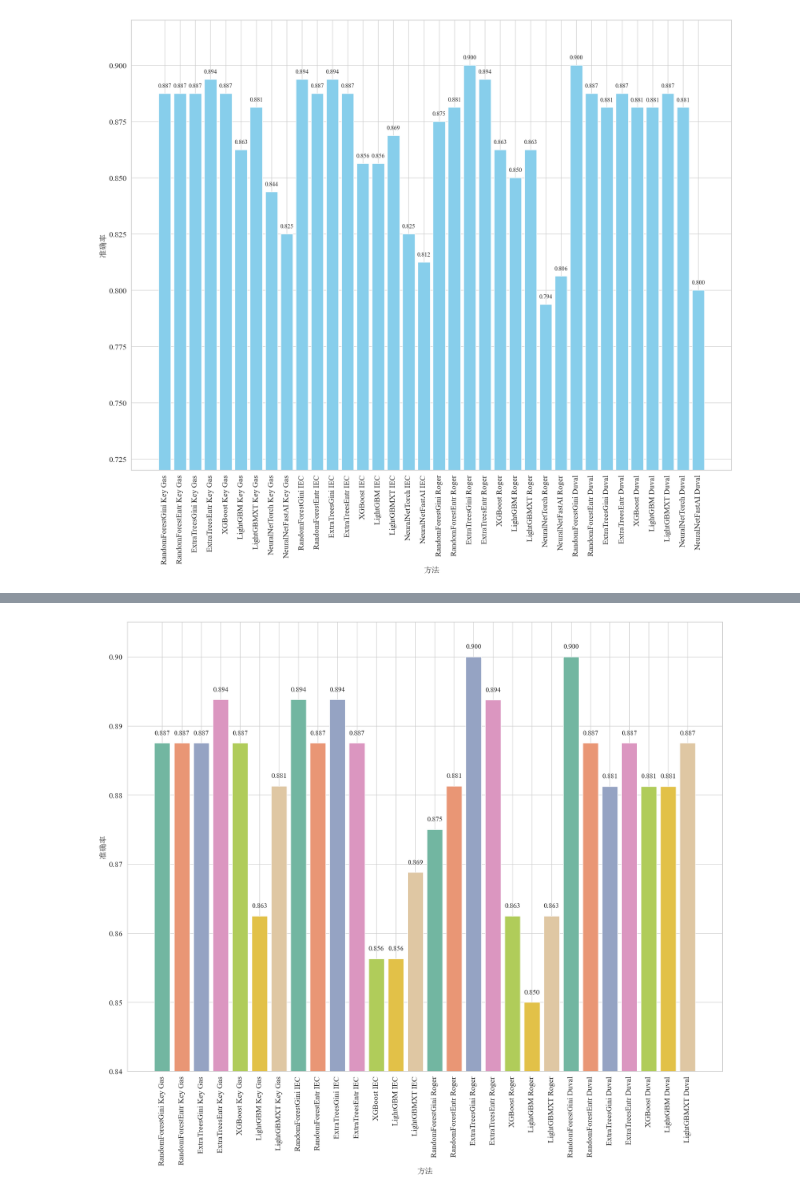
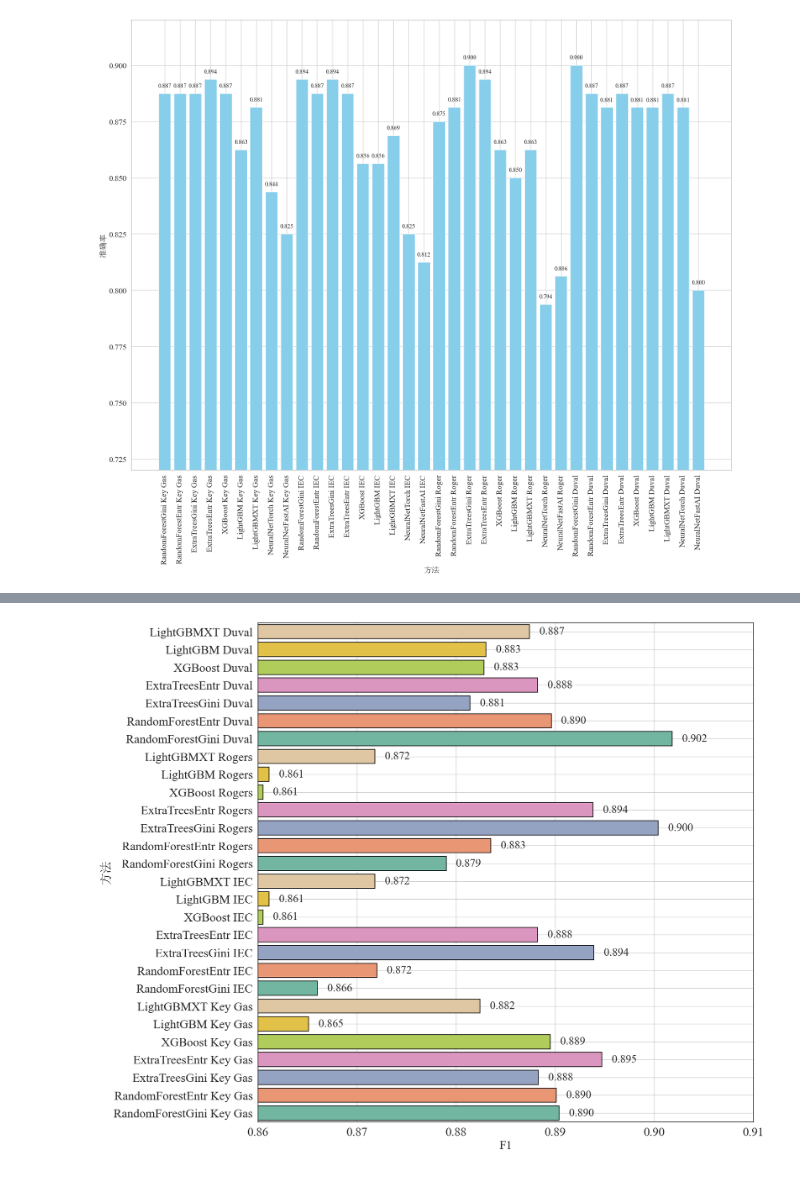
Before and after one commit to Sihan0229/DGA, a Jupyter notebook: Dissolved-Gas-Analysis/figure_show.ipynb, the cells around one changed output, grey strips where cells are left out. Saved outputs shown, nothing was run; the diff lists cells and outputs as text; code cells hidden in the pictures.

```diff
--- a/Dissolved-Gas-Analysis/figure_show.ipynb
+++ b/Dissolved-Gas-Analysis/figure_show.ipynb
@@ -750,24 +739,24 @@ import matplotlib.pyplot as plt
 import pandas as pd
 from matplotlib.font_manager import FontProperties
 
-# 设置字体
-font_cn = FontProperties(fname=r"C:\Windows\Fonts\simsun.ttc", size=16)
-font_en = FontProperties(fname=r"C:\Windows\Fonts\times.ttf", size=16)
+# # 设置字体
+# font_cn = FontProperties(fname=r"C:\Windows\Fonts\simsun.ttc", size=16)
+# font_en = FontProperties(fname=r"C:\Windows\Fonts\times.ttf", size=16)
 
 # 构造数据
 data = {
-    '特征': ['Key Gas'] * 7 + ['IEC'] * 7 + ['Roger'] * 7 + ['Duval'] * 7,
+    '特征': ['Key Gas'] * 7 + ['IEC'] * 7 + ['Rogers'] * 7 + ['Duval'] * 7,
     '模型': [
         'RandomForestGini', 'RandomForestEntr', 'ExtraTreesGini', 'ExtraTreesEntr', 'XGBoost', 'LightGBM', 'LightGBMXT',# 'NeuralNetTorch', 'NeuralNetFastAI',
         'RandomForestGini', 'RandomForestEntr', 'ExtraTreesGini', 'ExtraTreesEntr', 'XGBoost', 'LightGBM', 'LightGBMXT', #'NeuralNetTorch', 'NeuralNetFastAI',
         'RandomForestGini', 'RandomForestEntr', 'ExtraTreesGini', 'ExtraTreesEntr', 'XGBoost', 'LightGBM', 'LightGBMXT', #'NeuralNetTorch', 'NeuralNetFastAI',
         'RandomForestGini', 'RandomForestEntr', 'ExtraTreesGini', 'ExtraTreesEntr', 'XGBoost', 'LightGBM', 'LightGBMXT', #'NeuralNetTorch', 'NeuralNetFastAI',
     ],
-    'Accuracy': [
-        0.8875, 0.8875, 0.8875, 0.8938, 0.8875, 0.8625, 0.8813, #0.8438, 0.8250,
-        0.8938, 0.8875, 0.8938, 0.8875, 0.8563, 0.8563, 0.8688, #0.8250, 0.8125,
-        0.8750, 0.8813, 0.9000, 0.89375, 0.8625, 0.85, 0.8625, #0.79375, 0.80625,
-        0.9000, 0.8875, 0.88125, 0.8875, 0.88125, 0.88125, 0.8875, #0.88125, 0.8000
+    'F1': [
+        0.8904, 0.8901, 0.8883, 0.8947, 0.8895, 0.8651, 0.8824, #0.8438, 0.8250,
+        0.8660,0.8720, 0.8939, 0.8882, 0.8605, 0.8611, 0.8718, #0.8250, 0.8125,
+        0.8790, 0.8835, 0.9004, 0.8938, 0.8605,0.8611,0.8718, #0.79375, 0.80625,
+        0.9018, 0.8896, 0.8814, 0.8882, 0.8828, 0.8830, 0.8874, #0.88125, 0.8000
     ]
 }
 
@@ -781,45 +770,53 @@ model_colors = [
     '#95a3c3',  # 3
     '#db96c0',  # 4
     '#b0cc5a',  # 5
     '#e2c148',  # 6
     '#dfc7a3',  # 7
     # '#bdbdbd',  # 8
     # '#97c9ba'   # 9 - 新补充的
 ]
 
 # 映射模型到颜色
 unique_models = [
     'RandomForestGini', 'RandomForestEntr', 'ExtraTreesGini', 'ExtraTreesEntr',
     'XGBoost', 'LightGBM', 'LightGBMXT'#, 'NeuralNetTorch', 'NeuralNetFastAI'
 ]
 model_color_map = dict(zip(unique_models, model_colors))
 df['颜色'] = df['模型'].map(model_color_map)
 
 # 设置风格
 import seaborn as sns
 sns.set(style="whitegrid")
 
 # 绘图
-plt.figure(figsize=(18, 16))
-bars = plt.bar(df['方法'], df['Accuracy'], color=df['颜色'])
+plt.figure(figsize=(16, 16))
+bars = plt.barh(df['方法'], df['F1'], color=df['颜色'],
+        edgecolor='black',      # 添加边框
+        linewidth=1.2)
 
 # 添加数值标签
 for bar in bars:
-    height = bar.get_height()
-    plt.text(bar.get_x() + bar.get_width()/2, height + 0.001, f'{height:.3f}',
-             ha='center', va='bottom', fontsize=14, fontproperties=font_en)
+    width = bar.get_width()
+    plt.text(width + 0.001, bar.get_y() + bar.get_height()/2, f'{width:.3f}',
+             va='center', ha='left', fontsize=20, fontproperties=font_en)
 
 # 坐标轴设置
-plt.xlabel('方法', fontsize=16, fontproperties=font_cn)
-plt.ylabel('准确率', fontsize=16, fontproperties=font_cn)
-plt.xticks(rotation=90, fontsize=12, fontproperties=font_en)
-plt.yticks(fontsize=12, fontproperties=font_en)
-plt.ylim(0.84, 0.905)
+plt.ylabel('方法', fontsize=22, fontproperties=font_cn)
+plt.xlabel('F1', fontsize=22, fontproperties=font_en)
+plt.yticks(fontsize=22, fontproperties=font_en)
+plt.xticks(fontsize=22, fontproperties=font_en)
+plt.xlim(0.86, 0.91)
+plt.ylim(-0.5, len(df) - 0.5)
+#plt.tight_layout(pad=0)
+plt.subplots_adjust(top=0.8, bottom=0.02)
+ax = plt.gca()  # 获取当前坐标轴
+for spine in ax.spines.values():
+    spine.set_edgecolor('black')  # 设置边框颜色
+    spine.set_linewidth(1.0)      # 设置边框粗细
 
-plt.tight_layout()
 plt.show()
 # %% [output]
-[figure, old version]
+[figure, new version]
 # %%
 import matplotlib.pyplot as plt
 import pandas as pd
```
Also changed, not shown: parts of 6 cells of this notebook.
